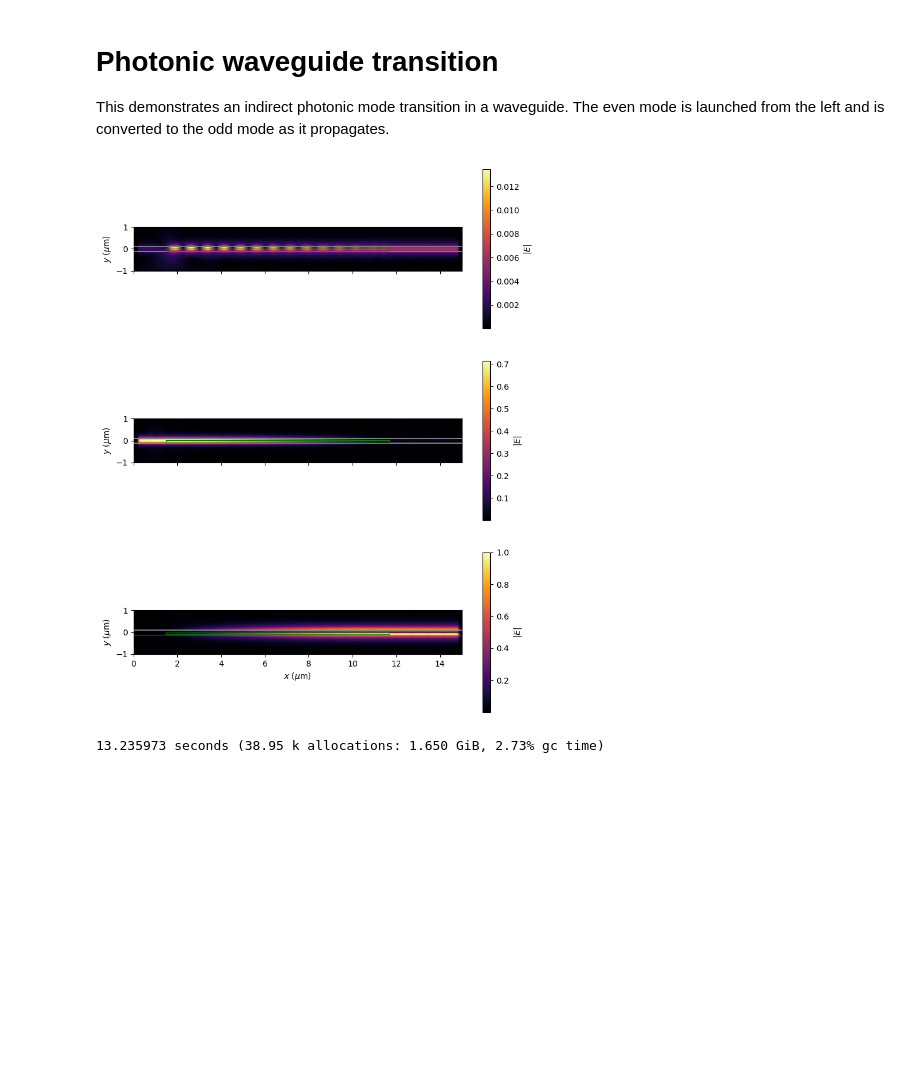
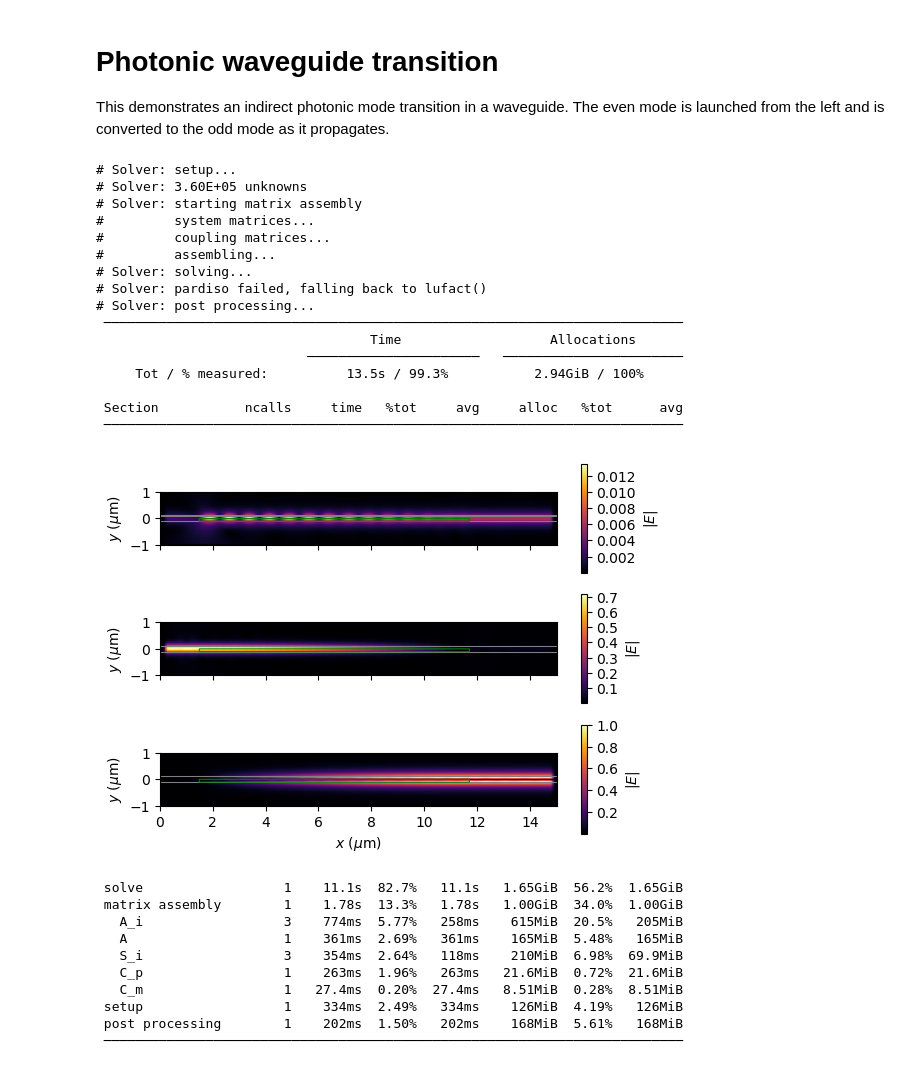
Before and after one commit to fancompute/FDFD.jl, a Jupyter notebook: Examples_FDFD_jl.ipynb, the cells around one changed output. Cells and saved outputs as stored; diff of their text form; code cells hidden in the pictures; blank space fills up the shorter version.

```diff
--- a/Examples_FDFD_jl.ipynb
+++ b/Examples_FDFD_jl.ipynb
@@ -28,29 +28,55 @@ This demonstrates an indirect photonic mode transition in a waveguide. The even
 # %%
 omega0 = 2*pi*1.939e14;
 Omega = 4.541e14;
 
 Nsb = 1;
 N = (600,200);
 Npml = (15,10)
 xrange = (0.0,15e-6);
 yrange = (-1e-6,1e-6);
 a = 0.2202e-6;
 q = 2.9263e6;
+Δϵ = 1;
 
-geom = Geometry(N, Npml, xrange, yrange);
+
+geom = Geometry2D(N, Npml, xrange, yrange);
 mod = Modulator(geom, Omega, Nsb);
 
 region_wg(x,y) = -a/2<=y<=a/2;
 region_modulation(x,y) = 1.5e-6<=x<=11.7e-6 && -a/2<=y<=0;
-modulation_phase(x,y) = q*x;
+modulation_function(x,y) = Δϵ*exp.(1im*q*x);
 
 assign_epsr!(mod.geom, region_wg, 12.25);
-assign_mod_delta!(mod, region_modulation, 1);
-assign_mod_phi_func!(mod, region_modulation, modulation_phase);
-assign_src_mode!(mod.geom, "TM", omega0, omega0/fdfd.c0*3.5, [1e-6,0], "x", 61)
+assign_mod_delta!(mod, region_modulation, modulation_function);
+assign_src_mode!(mod.geom, "TM", omega0, omega0/c₀*3.5, [1e-6,0], "x", 61);
 
 (Ez, Hx, Hy, omega) = solve_modulation_TM(mod, omega0);
 plot_fields_abs(mod, Ez, cbar=true);
 # %% [output]
+# Solver: setup...
+# Solver: 3.60E+05 unknowns
+# Solver: starting matrix assembly
+#         system matrices...
+#         coupling matrices...
+#         assembling...
+# Solver: solving...
+# Solver: pardiso failed, falling back to lufact()
+# Solver: post processing...
+ ──────────────────────────────────────────────────────────────────────────
+                                   Time                   Allocations
+                           ──────────────────────   ───────────────────────
+     Tot / % measured:          13.5s / 99.3%           2.94GiB / 100%
+
+ Section           ncalls     time   %tot     avg     alloc   %tot      avg
+ ──────────────────────────────────────────────────────────────────────────
-[figure, old version]
+[figure, new version]
-13.235973 seconds (38.95 k allocations: 1.650 GiB, 2.73% gc time)
+ solve                  1    11.1s  82.7%   11.1s   1.65GiB  56.2%  1.65GiB
+ matrix assembly        1    1.78s  13.3%   1.78s   1.00GiB  34.0%  1.00GiB
+   A_i                  3    774ms  5.77%   258ms    615MiB  20.5%   205MiB
+   A                    1    361ms  2.69%   361ms    165MiB  5.48%   165MiB
+   S_i                  3    354ms  2.64%   118ms    210MiB  6.98%  69.9MiB
+   C_p                  1    263ms  1.96%   263ms   21.6MiB  0.72%  21.6MiB
+   C_m                  1   27.4ms  0.20%  27.4ms   8.51MiB  0.28%  8.51MiB
+ setup                  1    334ms  2.49%   334ms    126MiB  4.19%   126MiB
+ post processing        1    202ms  1.50%   202ms    168MiB  5.61%   168MiB
+ ──────────────────────────────────────────────────────────────────────────
```
Also changed, not shown: parts of 2 cells of this notebook.
